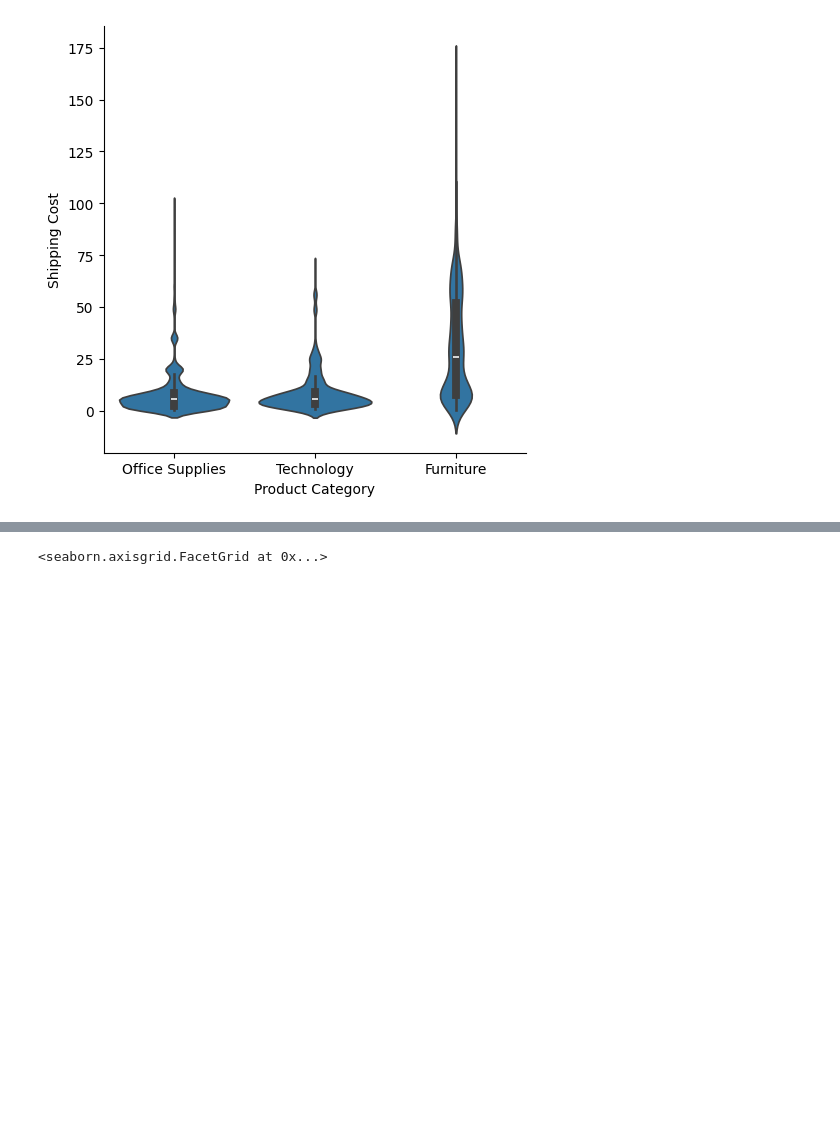
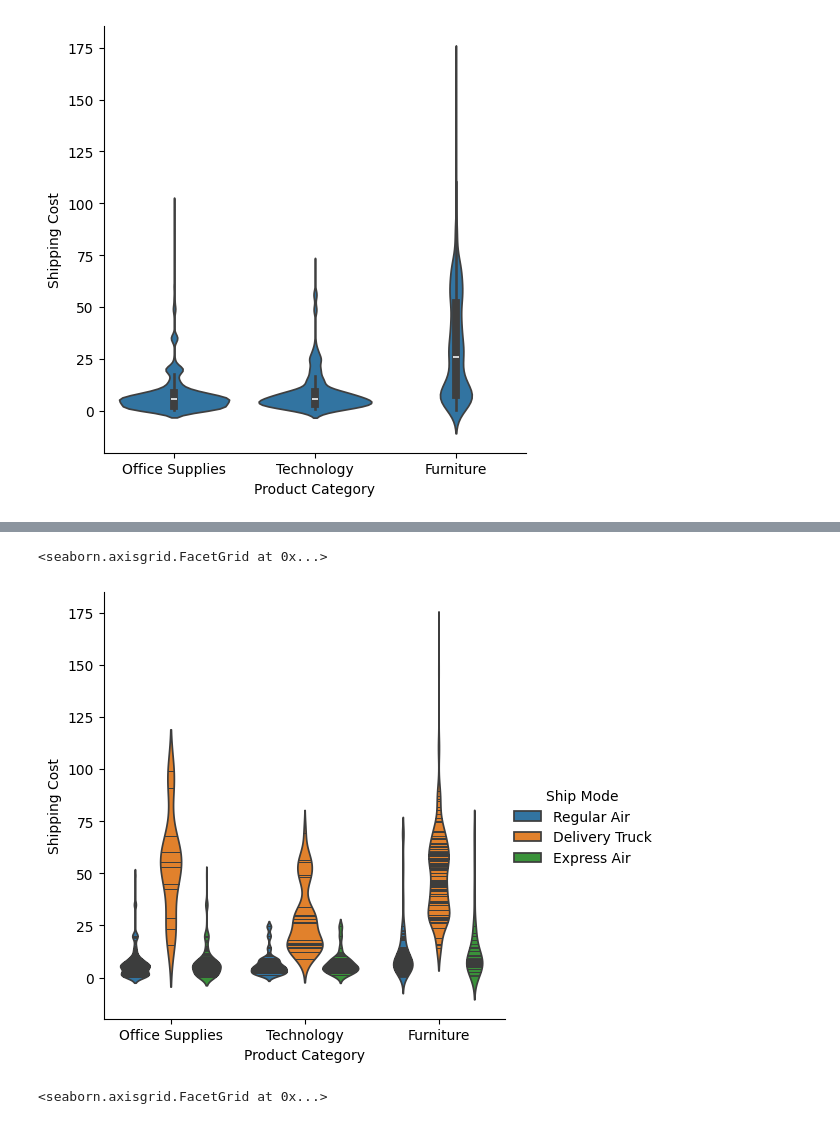
Before and after one commit to dev-jatin-mehra/Seaborn-Repo, a Jupyter notebook: 4_box_plot_violin_ploty.ipynb, the cells around one changed output, grey strips where cells are left out. Saved outputs shown, nothing was run; the diff lists cells and outputs as text; code cells hidden in the pictures; blank space fills up the shorter version.

Commit message:
inner='stick'

```diff
--- a/4_box_plot_violin_ploty.ipynb
+++ b/4_box_plot_violin_ploty.ipynb
@@ -85,3 +90,8 @@ sns.catplot(x='Product Category' , y="Shipping Cost",data=sales,kind='violin')
+# %%
+sns.catplot(x='Product Category' , y="Shipping Cost",data=sales,hue='Ship Mode',inner='stick',kind='violin')
+# %% [output]
+<seaborn.axisgrid.FacetGrid at 0x...>
+[figure, added]
 # %%
 sns.catplot(x='Region',y='Province',data=sales,row='Customer Segment',col='Order Priority',kind='box',aspect=2)
 # %% [output]
```
Also changed, not shown: parts of 1 cell of this notebook.
